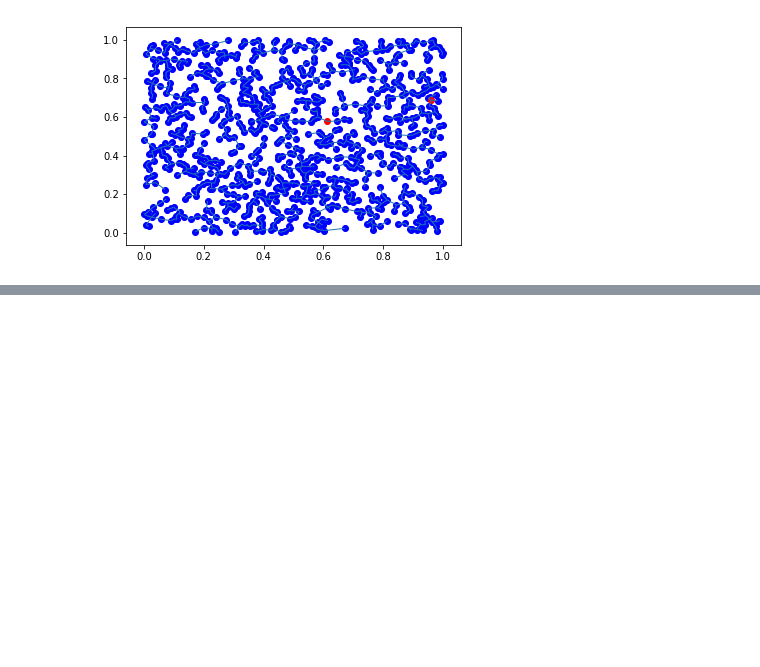
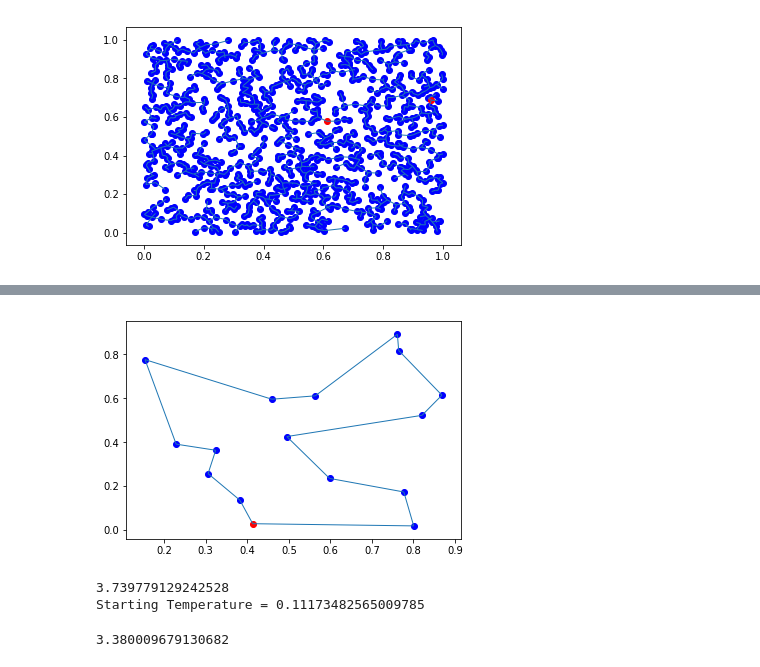
Before and after one commit to Ciro-Taranto/tsp_exercise, a Jupyter notebook: Untitled.ipynb, the cells around one changed output, grey strips where cells are left out. Saved outputs shown, nothing was run; the diff lists cells and outputs as text; code cells hidden in the pictures; blank space fills up the shorter version.

Commit message:
Search A* working

```diff
--- a/Untitled.ipynb
+++ b/Untitled.ipynb
@@ -211,0 +99,6 @@ state
+# %%
+locations, loads, edges = map_generator.garbage_collection_points_layout(15,1)
+# %%
+%%time
+tsp = search.TravelingSalesman(locations,edges,start='d0')
+astar_sol = tsp.astar_search()
@@ -211,0 +109,13 @@ state
+# %%
+out = env.render(astar_sol)
+# %% [output]
+[figure, added]
+# %%
+simu = simulated_anneling.SimAnneal(locations,edges,start='d0',stopping_iter=1e5,alpha=0.99999)
+# %% [output]
+3.739779129242528
+Starting Temperature = 0.11173482565009785
+# %%
+solution = simu.anneal()
+# %% [output]
+3.380009679130682
```
Also changed, not shown: parts of 40 cells of this notebook, 5 other files.
